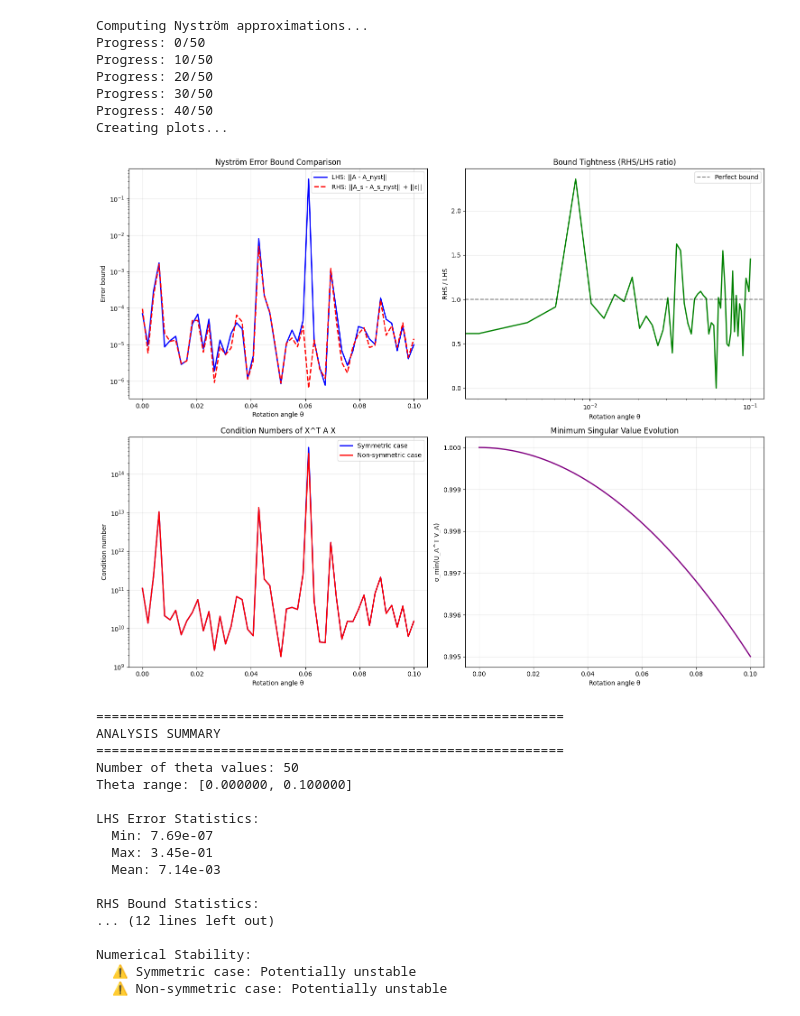
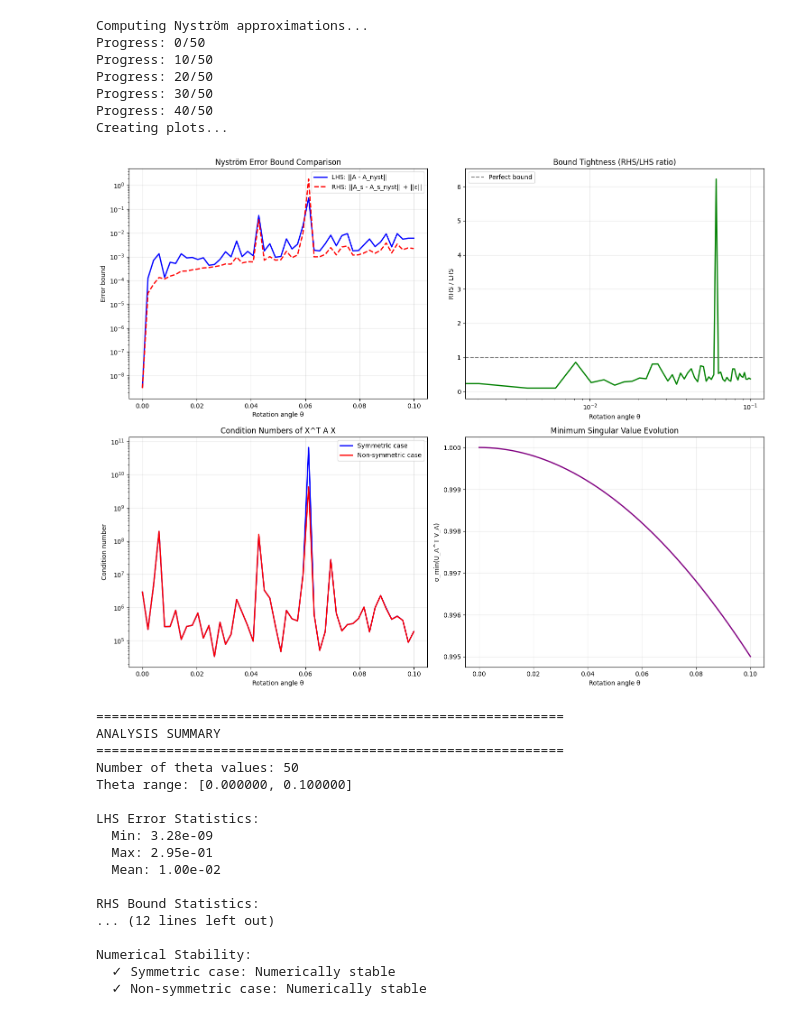
Before and after one commit to Aleks314/Dissertation-MMSC, a Jupyter notebook: dissertation_code_11.ipynb, the cells around one changed output. Drawn from its saved outputs; the diff is of its cells as text; code cells hidden in the pictures.

```diff
--- a/dissertation_code_11.ipynb
+++ b/dissertation_code_11.ipynb
@@ -99,7 +99,7 @@ n, r = 100, 10
 rng = np.random.default_rng(123)
 U_A, _ = scipy.linalg.qr(rng.standard_normal((n, r)), mode='economic')
 
-sing_vals_A = np.logspace(-7, 2, r)[::-1]
+sing_vals_A = np.logspace(-2, 2, r)[::-1]
 
 A = U_A @ np.diag(sing_vals_A) @ U_A.T
 
@@ -219,34 +219,34 @@ print(f"  Min: {np.min(LHS_bound):.2e}")
 print(f"  Max: {np.max(LHS_bound):.2e}")
 print(f"  Mean: {np.mean(LHS_bound):.2e}")
 print(f"\nRHS Bound Statistics:")
 print(f"  Min: {np.min(RHS_bound):.2e}")
 print(f"  Max: {np.max(RHS_bound):.2e}")
 print(f"  Mean: {np.mean(RHS_bound):.2e}")
 print(f"\nBound Ratio Statistics:")
 print(f"  Min: {np.min(bound_ratios):.2f}")
 print(f"  Max: {np.max(bound_ratios):.2f}")
 print(f"  Mean: {np.mean(bound_ratios):.2f}")
 print(f"\nCondition Number Statistics:")
 print(f"  Symmetric - Mean: {np.mean(cond_s):.2e}")
 print(f"  Non-symmetric - Mean: {np.mean(cond_nonsym):.2e}")
 print(f"\nNumerical Stability:")
 if np.mean(cond_s) < 1e12:
     print("  ✓ Symmetric case: Numerically stable")
 else:
     print("  ⚠ Symmetric case: Potentially unstable")
 if np.mean(cond_nonsym) < 1e12:
     print("  ✓ Non-symmetric case: Numerically stable")
 else:
     print("  ⚠ Non-symmetric case: Potentially unstable")
 # %% [output]
 Computing Nyström approximations...
 Progress: 0/50
 Progress: 10/50
 Progress: 20/50
 Progress: 30/50
 Progress: 40/50
 Creating plots...
-[figure, old version]
+[figure, new version]
 ============================================================
 ANALYSIS SUMMARY
 ============================================================
@@ -254,13 +254,13 @@ Number of theta values: 50
 Theta range: [0.000000, 0.100000]
 
 LHS Error Statistics:
-  Min: 7.69e-07
-  Max: 3.45e-01
-  Mean: 7.14e-03
+  Min: 3.28e-09
+  Max: 2.95e-01
+  Mean: 1.00e-02
 
 RHS Bound Statistics:
 ... (12 lines left out)
 
 Numerical Stability:
-  ⚠ Symmetric case: Potentially unstable
-  ⚠ Non-symmetric case: Potentially unstable
+  ✓ Symmetric case: Numerically stable
+  ✓ Non-symmetric case: Numerically stable
```
Also changed, not shown: parts of 2 cells of this notebook, 16 other files.
